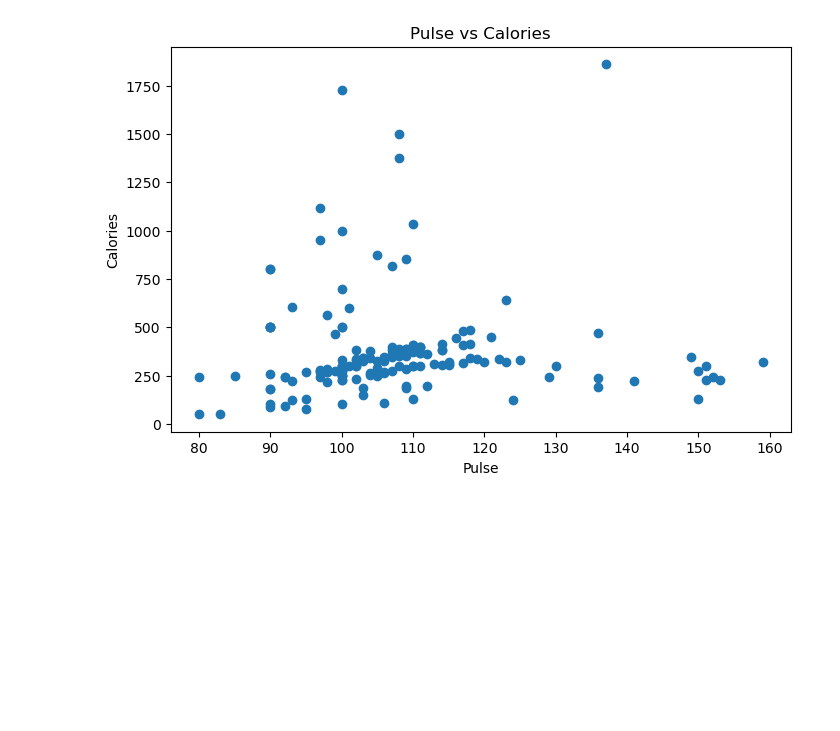
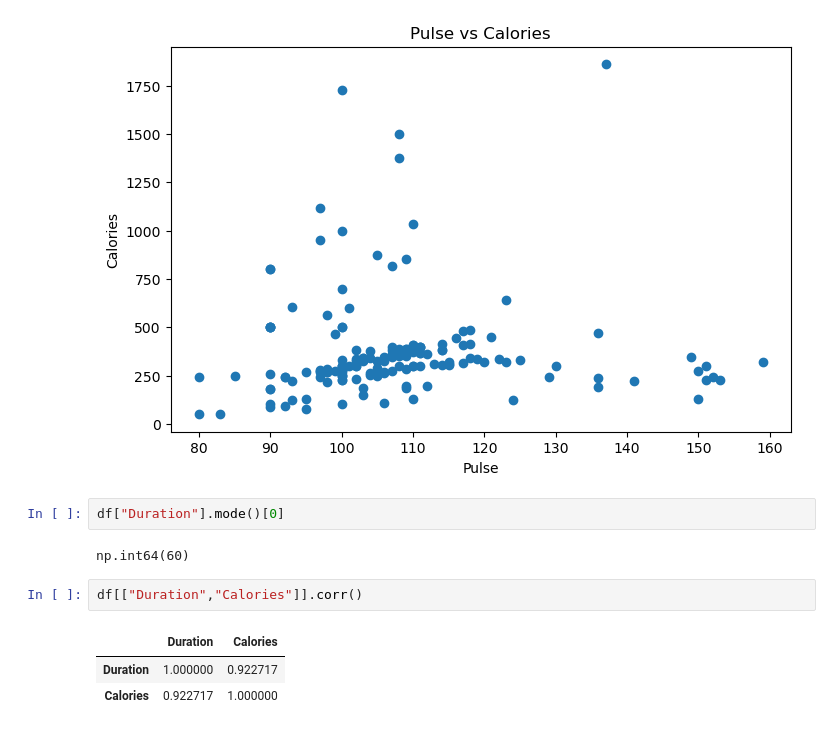
Before and after one commit to aryandhiman01/DataScience_ST, a Jupyter notebook: Intro_to_Matplotlib.ipynb, the cells around one changed output. Drawn from its saved outputs; the diff is of its cells as text; blank space fills up the shorter version.

```diff
--- a/Intro_to_Matplotlib.ipynb
+++ b/Intro_to_Matplotlib.ipynb
@@ -75,3 +75,13 @@ plt.ylabel("Calories")
 plt.show()
 # %% [output]
 [figure]
+# %%
+df["Duration"].mode()[0]
+# %% [output]
+np.int64(60)
+# %%
+df[["Duration","Calories"]].corr()
+# %% [output]
+|  | Duration | Calories |
+| Duration | 1.000000 | 0.922717 |
+| Calories | 0.922717 | 1.000000 |
```
Also changed, not shown: parts of 2 cells of this notebook, 1 other file.
